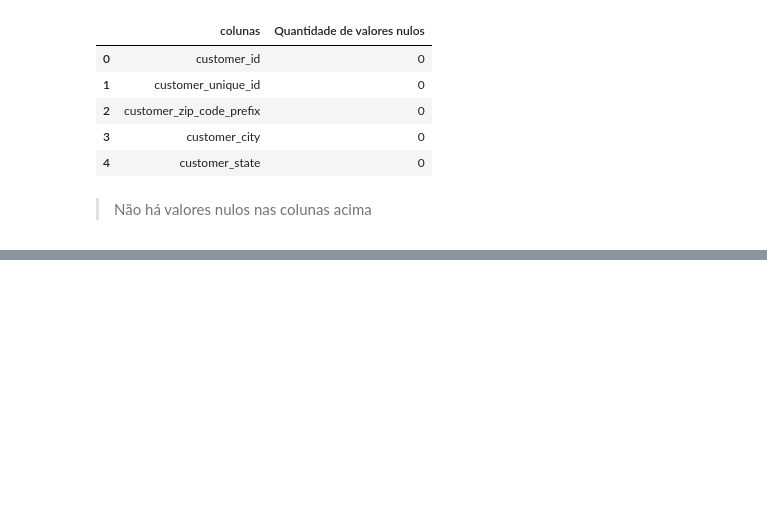
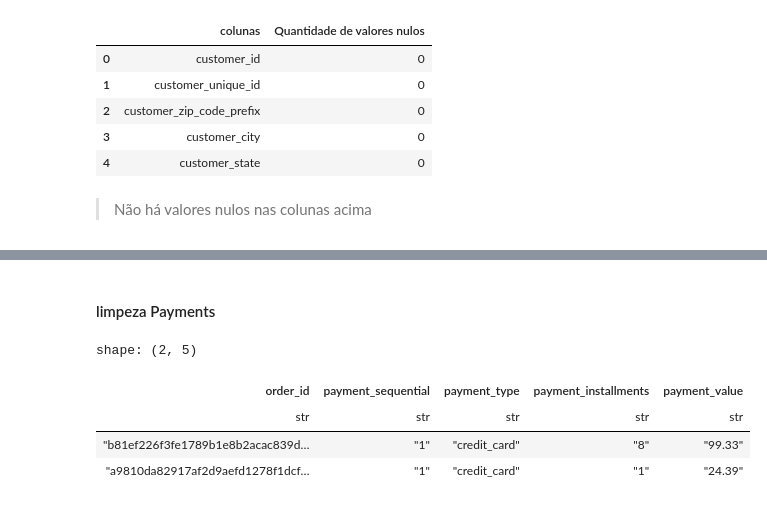
Before and after one commit to kaladabrio2020/ecommerce-brazil-dashboard-bi, a Jupyter notebook: limpeza_dados.ipynb, the cells around one changed output, grey strips where cells are left out. Saved outputs shown, nothing was run; the diff lists cells and outputs as text; code cells hidden in the pictures; blank space fills up the shorter version.

```diff
--- a/limpeza_dados.ipynb
+++ b/limpeza_dados.ipynb
@@ -104,0 +242,15 @@ cliente\
+# %% [markdown]
+#### limpeza Payments
+# %%
+payments = pl.read_csv(
+    'dataset/olist_order_payments_dataset.csv',
+    infer_schema=False
+)
+# %%
+payments.head(2)
+# %% [output]
+shape: (2, 5)
+| order_id | payment_sequential | payment_type | payment_installments | payment_value |
+| str | str | str | str | str |
+| "b81ef226f3fe1789b1e8b2acac839d… | "1" | "credit_card" | "8" | "99.33" |
+| "a9810da82917af2d9aefd1278f1dcf… | "1" | "credit_card" | "1" | "24.39" |
```
Also changed, not shown: parts of 48 cells of this notebook, 8 other files.
